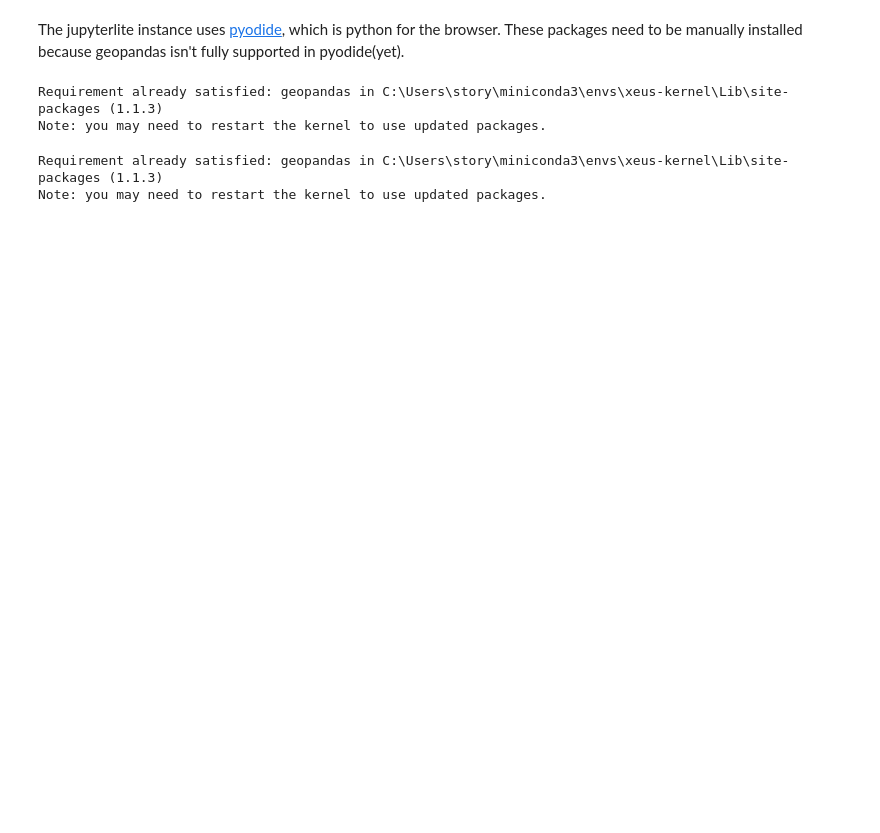
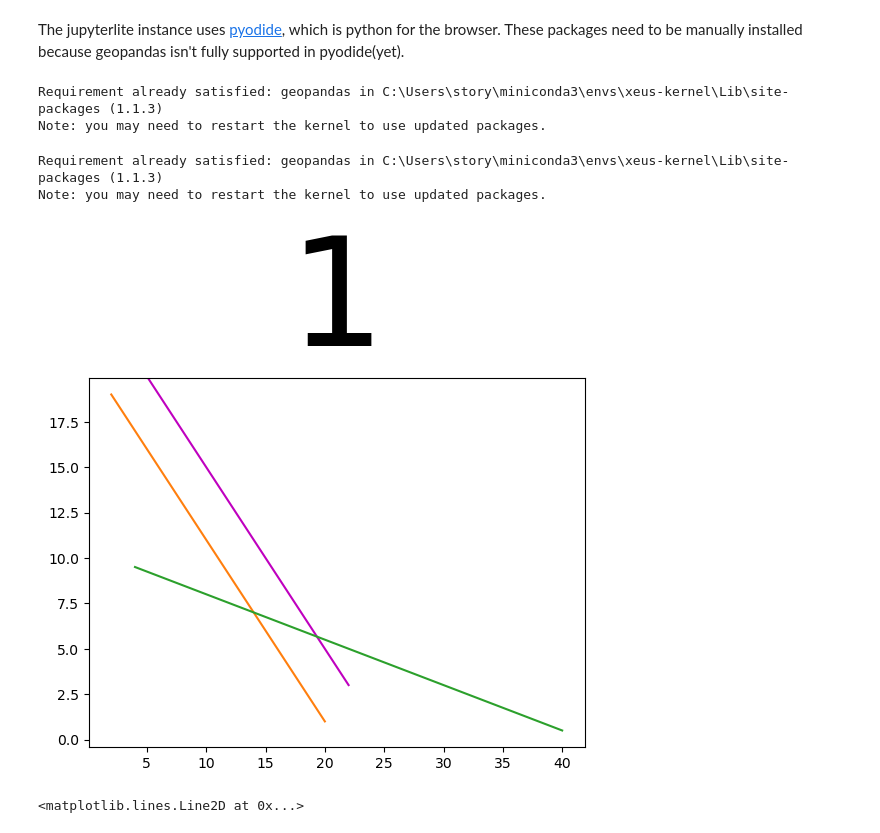
Before and after one commit to story645/odwny2026, a Jupyter notebook: content/n0_setup.ipynb, the cells around one changed output. Saved outputs shown, nothing was run; the diff lists cells and outputs as text; code cells hidden in the pictures; blank space fills up the shorter version.

```diff
--- a/content/n0_setup.ipynb
+++ b/content/n0_setup.ipynb
@@ -14,0 +18,18 @@ Note: you may need to restart the kernel to use updated packages.
+# %%
+x = np.arange(20,1, -1)
+y = np.arange(1,20)
+# %%
+
+l, = plt.plot(x,y)
+plt.plot(x,y)
+t = plt.title("1")
+plt.plot(x*2, y/2)
+l.set_color("m")
+l.set_data(x+2, y+2)
+t.set_size(109)
+# %% [output]
+[figure, added]
+# %%
+l
+# %% [output]
+<matplotlib.lines.Line2D at 0x...>
```
Also changed, not shown: parts of 2 cells of this notebook, 4 other files.
